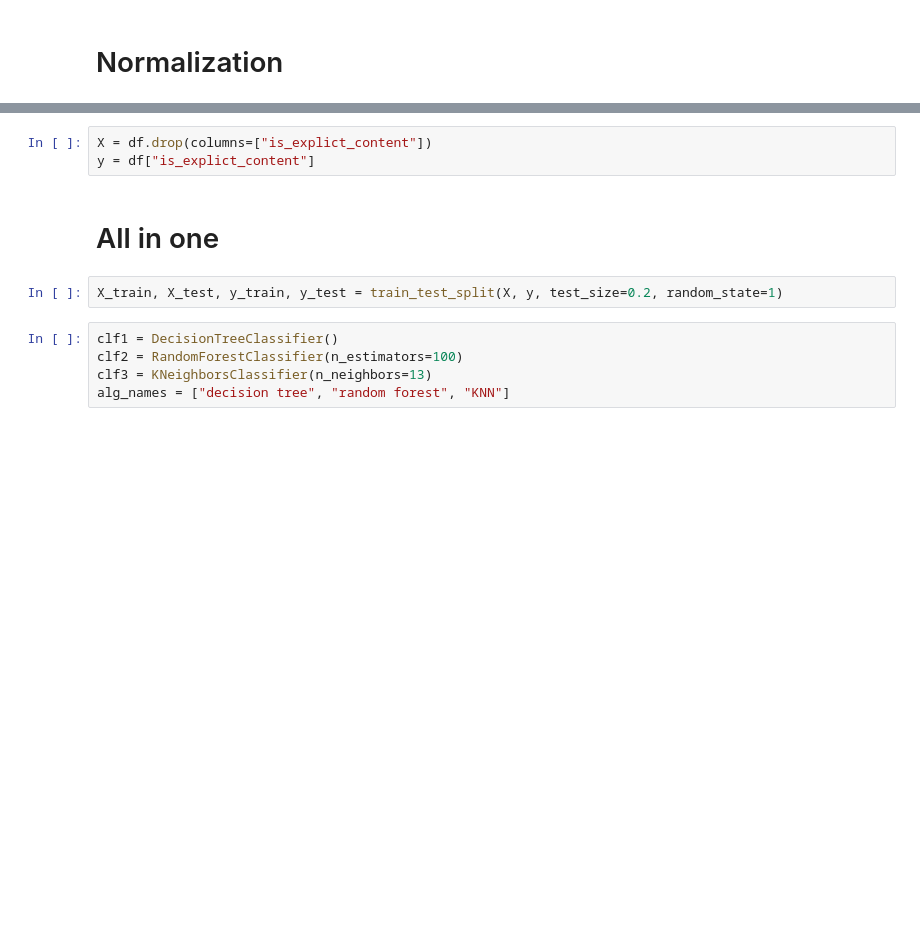
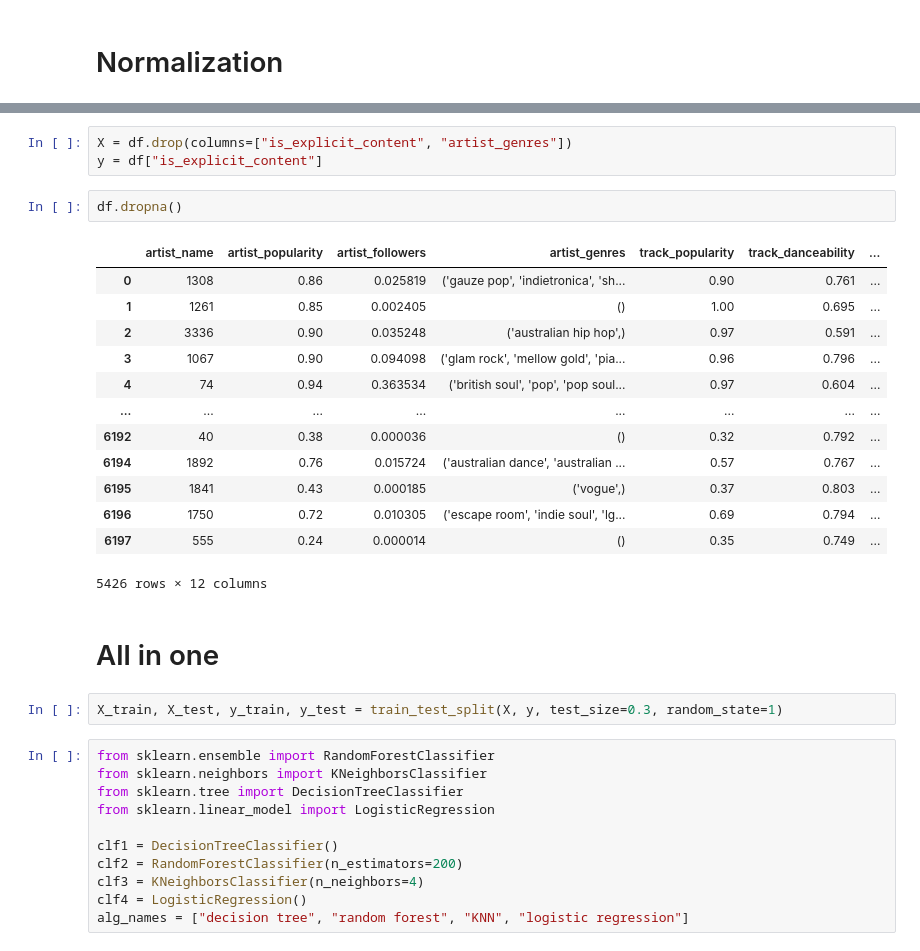
Before and after one commit to bnlhv/DataScienceProject, a Jupyter notebook: app/ml_model/test_models.ipynb, the cells around one changed output, grey strips where cells are left out. Drawn from its saved outputs; the diff is of its cells as text; blank space fills up the shorter version.

```diff
--- a/app/ml_model/test_models.ipynb
+++ b/app/ml_model/test_models.ipynb
@@ -123,12 +238,34 @@ df.describe()
 # %%
-X = df.drop(columns=["is_explict_content"])
-y = df["is_explict_content"]
+X = df.drop(columns=["is_explicit_content", "artist_genres"])
+y = df["is_explicit_content"]
+# %%
+df.dropna()
+# %% [output]
+|  | artist_name | artist_popularity | artist_followers | artist_genres | track_popularity | track_danceability | ... |
+| 0 | 1308 | 0.86 | 0.025819 | ('gauze pop', 'indietronica', 'sh... | 0.90 | 0.761 | ... |
+| 1 | 1261 | 0.85 | 0.002405 | () | 1.00 | 0.695 | ... |
+| 2 | 3336 | 0.90 | 0.035248 | ('australian hip hop',) | 0.97 | 0.591 | ... |
+| 3 | 1067 | 0.90 | 0.094098 | ('glam rock', 'mellow gold', 'pia... | 0.96 | 0.796 | ... |
+| 4 | 74 | 0.94 | 0.363534 | ('british soul', 'pop', 'pop soul... | 0.97 | 0.604 | ... |
+| ... | ... | ... | ... | ... | ... | ... | ... |
+| 6192 | 40 | 0.38 | 0.000036 | () | 0.32 | 0.792 | ... |
+| 6194 | 1892 | 0.76 | 0.015724 | ('australian dance', 'australian ... | 0.57 | 0.767 | ... |
+| 6195 | 1841 | 0.43 | 0.000185 | ('vogue',) | 0.37 | 0.803 | ... |
+| 6196 | 1750 | 0.72 | 0.010305 | ('escape room', 'indie soul', 'lg... | 0.69 | 0.794 | ... |
+| 6197 | 555 | 0.24 | 0.000014 | () | 0.35 | 0.749 | ... |
+5426 rows × 12 columns
 # %% [markdown]
 # All in one
 # %%
-X_train, X_test, y_train, y_test = train_test_split(X, y, test_size=0.2, random_state=1)
+X_train, X_test, y_train, y_test = train_test_split(X, y, test_size=0.3, random_state=1)
 # %%
+from sklearn.ensemble import RandomForestClassifier
+from sklearn.neighbors import KNeighborsClassifier
+from sklearn.tree import DecisionTreeClassifier
+from sklearn.linear_model import LogisticRegression
+
 clf1 = DecisionTreeClassifier()
-clf2 = RandomForestClassifier(n_estimators=100)
-clf3 = KNeighborsClassifier(n_neighbors=13)
-alg_names = ["decision tree", "random forest", "KNN"]
+clf2 = RandomForestClassifier(n_estimators=200)
+clf3 = KNeighborsClassifier(n_neighbors=4)
+clf4 = LogisticRegression()
+alg_names = ["decision tree", "random forest", "KNN", "logistic regression"]
```
Also changed, not shown: parts of 23 cells of this notebook, 9 other files.
